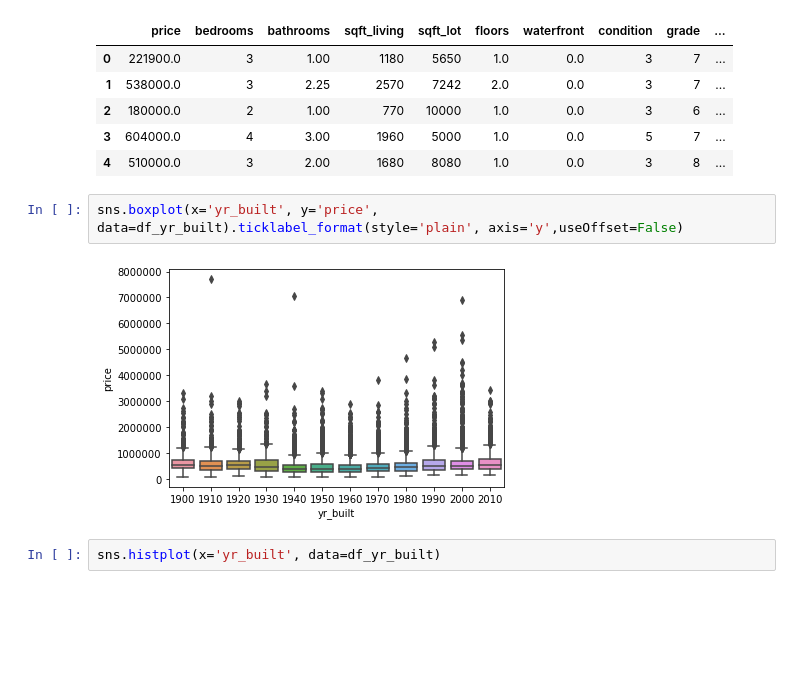
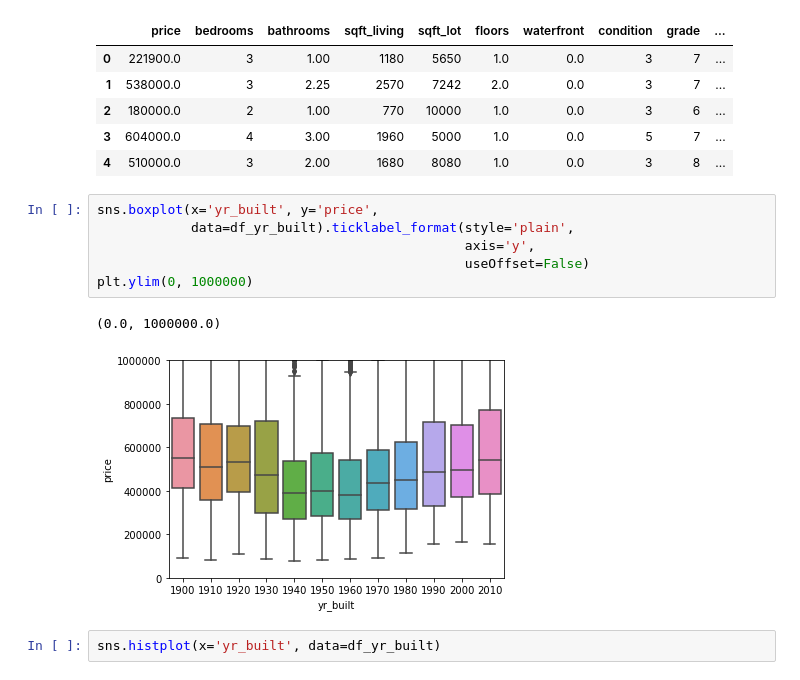
Before and after one commit to danielhlee4/HousingSalePricePrediction, a Jupyter notebook: HousingAnalysis.ipynb, the cells around one changed output. Cells and saved outputs as stored; diff of their text form; blank space fills up the shorter version.

```diff
--- a/HousingAnalysis.ipynb
+++ b/HousingAnalysis.ipynb
@@ -489,9 +522,14 @@ df_yr_built.head()
 | 3 | 604000.0 | 4 | 3.00 | 1960 | 5000 | 1.0 | 0.0 | 5 | 7 | ... |
 | 4 | 510000.0 | 3 | 2.00 | 1680 | 8080 | 1.0 | 0.0 | 3 | 8 | ... |
 # %%
-sns.boxplot(x='yr_built', y='price', data=df_yr_built).ticklabel_format(style='plain', axis='y',useOffset=False)
+sns.boxplot(x='yr_built', y='price',
+            data=df_yr_built).ticklabel_format(style='plain',
+                                               axis='y',
+                                               useOffset=False)
+plt.ylim(0, 1000000)
 # %% [output]
+(0.0, 1000000.0)
-[figure, old version]
+[figure, new version]
 # %%
 sns.histplot(x='yr_built', data=df_yr_built)
 # %% [output]
```
Also changed, not shown: parts of 45 cells of this notebook, 6 other files.
